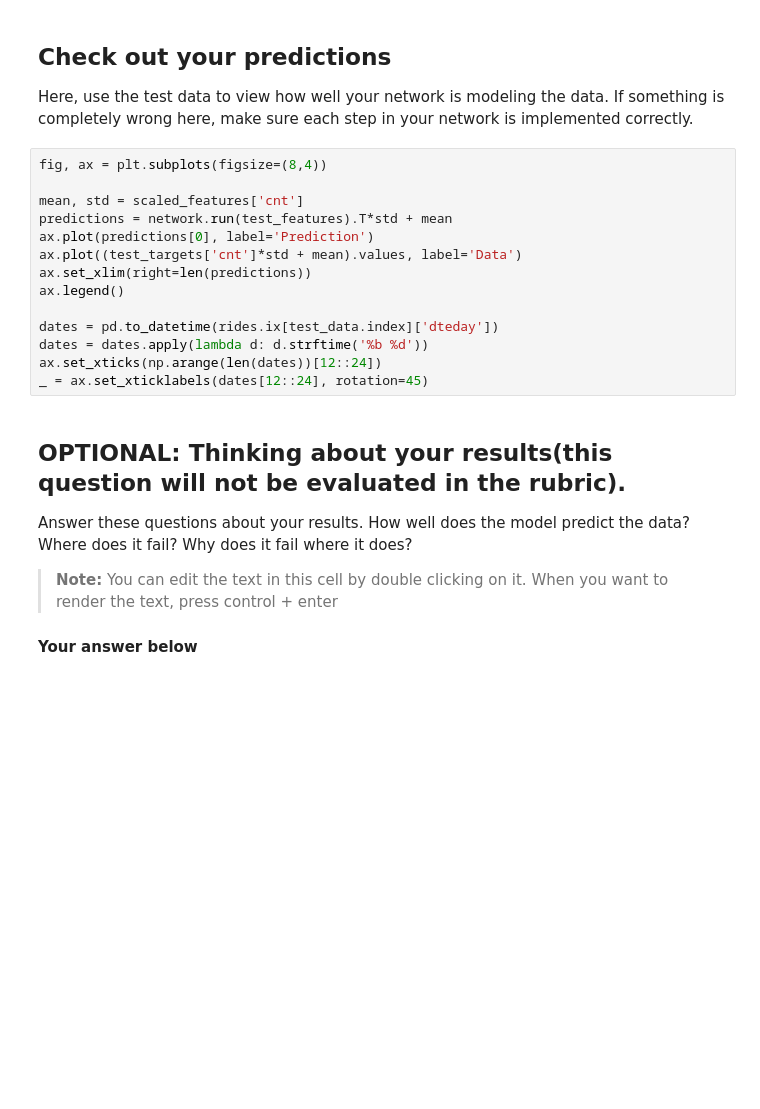
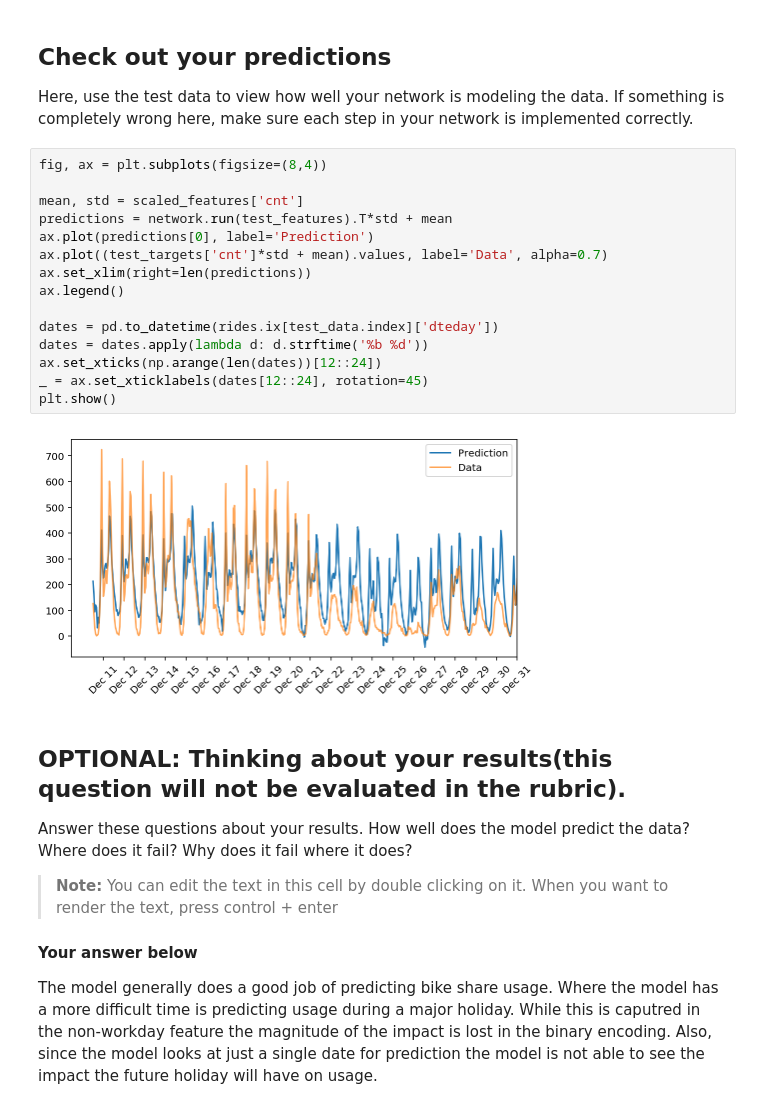
Before and after one commit to racersmith/DLFND, a Jupyter notebook: first-neural-network/Your_first_neural_network.ipynb, the cells around one changed output. Cells and saved outputs as stored; diff of their text form; blank space fills up the shorter version.

```diff
--- a/first-neural-network/Your_first_neural_network.ipynb
+++ b/first-neural-network/Your_first_neural_network.ipynb
@@ -242,17 +256,20 @@ Here, use the test data to view how well your network is modeling the data. If s
 # %%
 fig, ax = plt.subplots(figsize=(8,4))
 
 mean, std = scaled_features['cnt']
 predictions = network.run(test_features).T*std + mean
 ax.plot(predictions[0], label='Prediction')
-ax.plot((test_targets['cnt']*std + mean).values, label='Data')
+ax.plot((test_targets['cnt']*std + mean).values, label='Data', alpha=0.7)
 ax.set_xlim(right=len(predictions))
 ax.legend()
 
 dates = pd.to_datetime(rides.ix[test_data.index]['dteday'])
 dates = dates.apply(lambda d: d.strftime('%b %d'))
 ax.set_xticks(np.arange(len(dates))[12::24])
 _ = ax.set_xticklabels(dates[12::24], rotation=45)
+plt.show()
+# %% [output]
+[figure, added]
 # %% [markdown]
 ## OPTIONAL: Thinking about your results(this question will not be evaluated in the rubric).
 
@@ -261,3 +278,5 @@ Answer these questions about your results. How well does the model predict the d
 > **Note:** You can edit the text in this cell by double clicking on it. When you want to render the text, press control + enter
 
 #### Your answer below
+
+The model generally does a good job of predicting bike share usage.  Where the model has a more difficult time is predicting usage during a major holiday.  While this is caputred in the non-workday feature the magnitude of the impact is lost in the binary encoding.  Also, since the model looks at just a single date for prediction the model is not able to see the impact the future holiday will have on usage.
```
Also changed, not shown: parts of 5 cells of this notebook, 1 other file.
